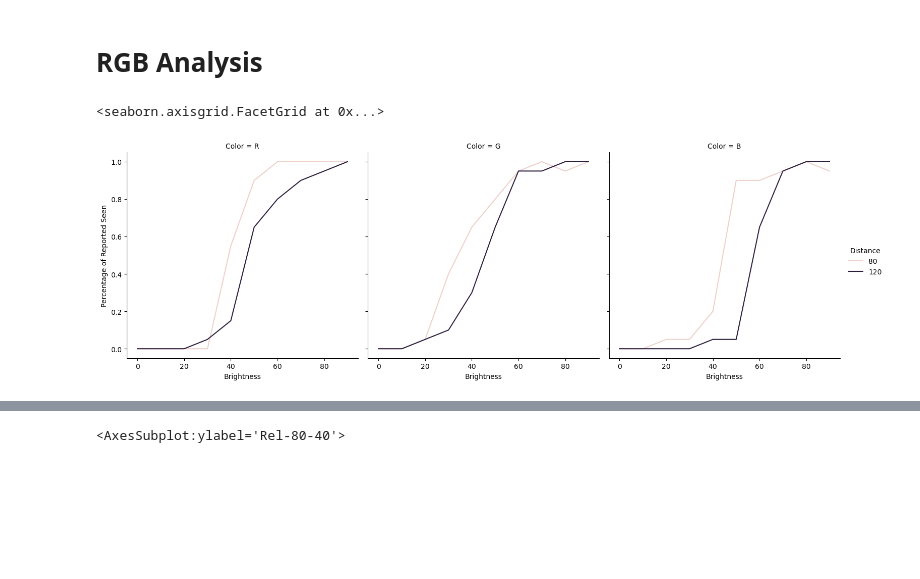
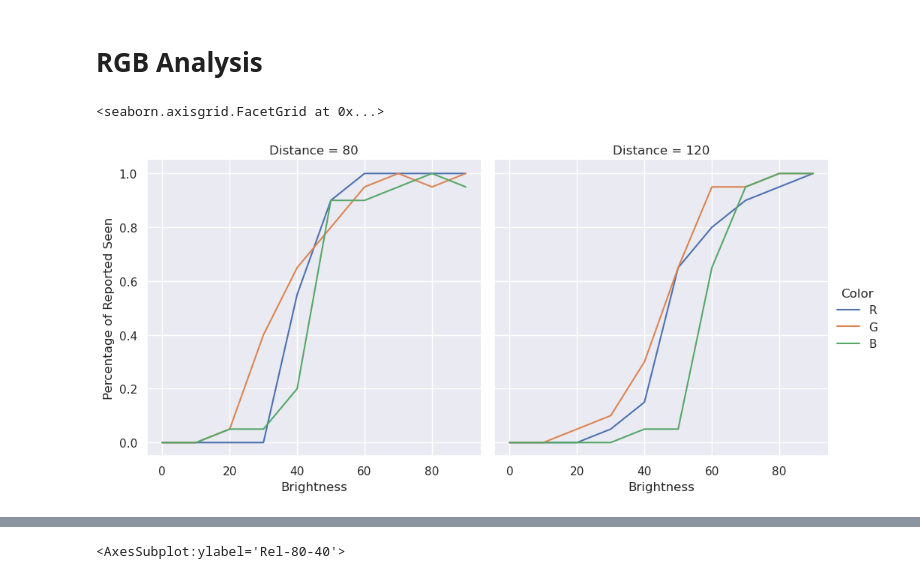
Before and after one commit to kadirberatyildirim/Neuroscience-Projects, a Jupyter notebook: psychophysics/analysis.ipynb, the cells around one changed output, grey strips where cells are left out. Saved outputs shown, nothing was run; the diff lists cells and outputs as text; code cells hidden in the pictures; blank space fills up the shorter version.

```diff
--- a/psychophysics/analysis.ipynb
+++ b/psychophysics/analysis.ipynb
@@ -123,22 +122,23 @@ thresholds
 # %% [markdown]
 # RGB Analysis
 # %%
+sns.set_theme()
 rgb = pd.DataFrame()
 dists, bris, colors, scores = [], [], [], []
 for i in range(len(df)):
     for c in [i+j for i in ['R-', 'G-', 'B-'] for j in ['80', '120']]:
         dists.append(int(c.split('-')[1]))
         bris.append(i*10)
         colors.append(c.split('-')[0])
         scores.append(df[c][i]/20)
 rgb['Color'] = colors
 rgb['Distance'] = dists
 rgb['Brightness'] = bris
 rgb['Percentage of Reported Seen'] = scores
 
-sns.relplot(data = rgb, x = 'Brightness', y = 'Percentage of Reported Seen', hue = 'Distance',
-            col = 'Color', kind = 'line')
+sns.relplot(data = rgb, x = 'Brightness', y = 'Percentage of Reported Seen', hue = 'Color',
+            col = 'Distance', kind = 'line')
 # %% [output]
 <seaborn.axisgrid.FacetGrid at 0x...>
-[figure, old version]
+[figure, new version]
 # %%
```
Also changed, not shown: parts of 2 cells of this notebook.
